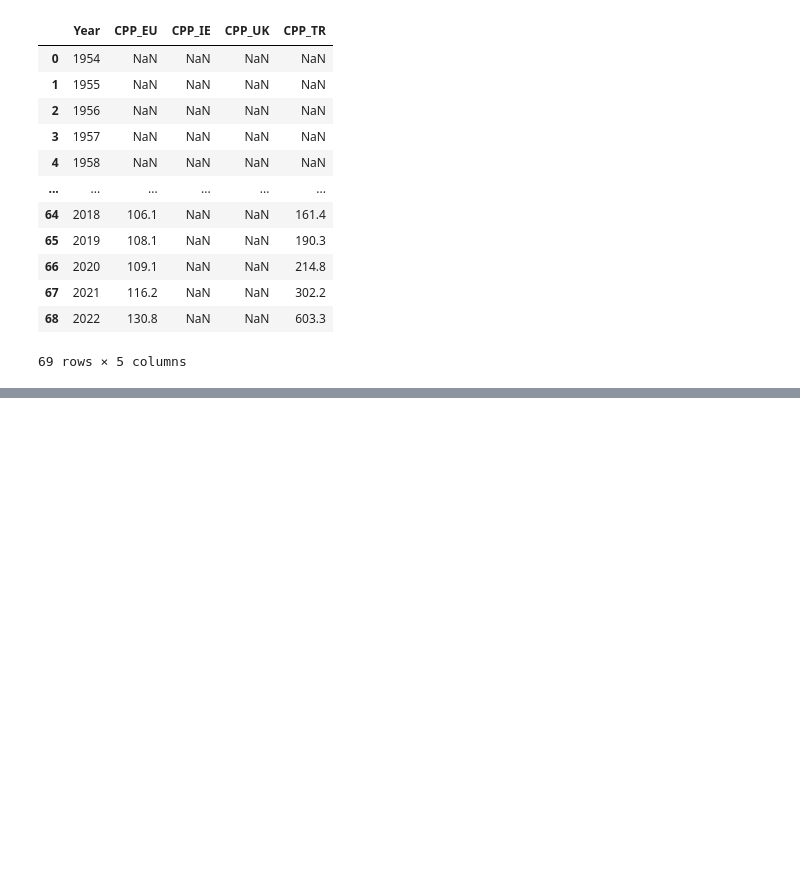
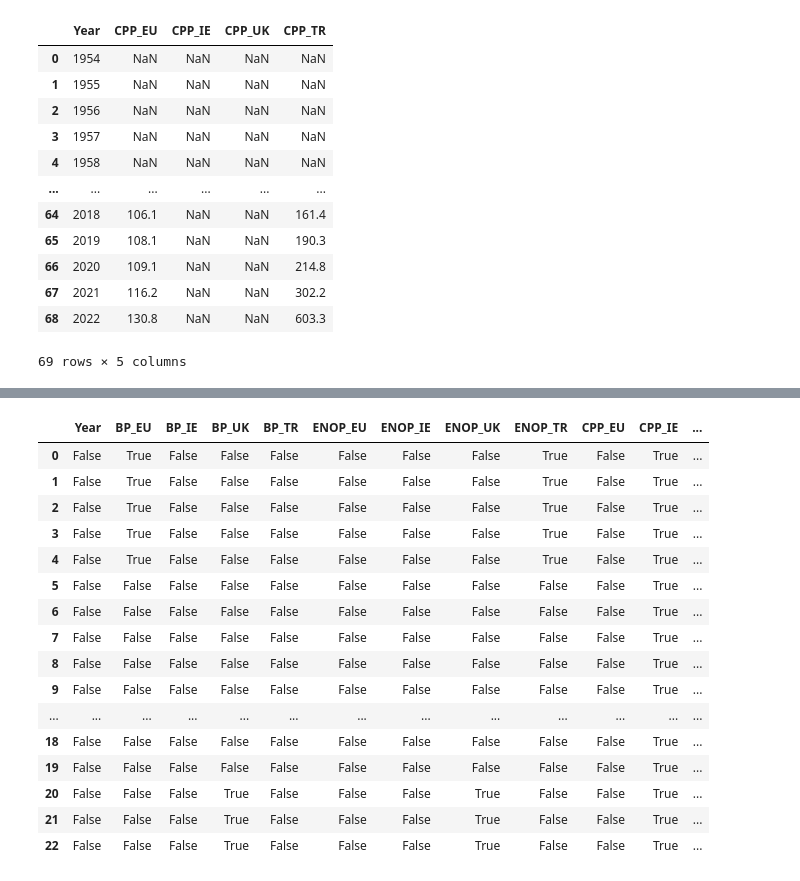
Before and after one commit to mzmalkoc/S1CA2_2023034, a Jupyter notebook: CA2_2023034.ipynb, the cells around one changed output, grey strips where cells are left out. Saved outputs shown, nothing was run; the diff lists cells and outputs as text; code cells hidden in the pictures; blank space fills up the shorter version.

```diff
--- a/CA2_2023034.ipynb
+++ b/CA2_2023034.ipynb
@@ -817,0 +1048,21 @@ ConstructionProducePrice.isnull().sum().sum()
+# %%
+# 2023034 - MAHMUT ZAHID MALKOC
+df.isnull()
+# %% [output]
+|  | Year | BP_EU | BP_IE | BP_UK | BP_TR | ENOP_EU | ENOP_IE | ENOP_UK | ENOP_TR | CPP_EU | CPP_IE | ... |
+| 0 | False | True | False | False | False | False | False | False | True | False | True | ... |
+| 1 | False | True | False | False | False | False | False | False | True | False | True | ... |
+| 2 | False | True | False | False | False | False | False | False | True | False | True | ... |
+| 3 | False | True | False | False | False | False | False | False | True | False | True | ... |
+| 4 | False | True | False | False | False | False | False | False | True | False | True | ... |
+| 5 | False | False | False | False | False | False | False | False | False | False | True | ... |
+| 6 | False | False | False | False | False | False | False | False | False | False | True | ... |
+| 7 | False | False | False | False | False | False | False | False | False | False | True | ... |
+| 8 | False | False | False | False | False | False | False | False | False | False | True | ... |
+| 9 | False | False | False | False | False | False | False | False | False | False | True | ... |
+| ... | ... | ... | ... | ... | ... | ... | ... | ... | ... | ... | ... | ... |
+| 18 | False | False | False | False | False | False | False | False | False | False | True | ... |
+| 19 | False | False | False | False | False | False | False | False | False | False | True | ... |
+| 20 | False | False | False | True | False | False | False | True | False | False | True | ... |
+| 21 | False | False | False | True | False | False | False | True | False | False | True | ... |
+| 22 | False | False | False | True | False | False | False | True | False | False | True | ... |
```
Also changed, not shown: parts of 44 cells of this notebook.
